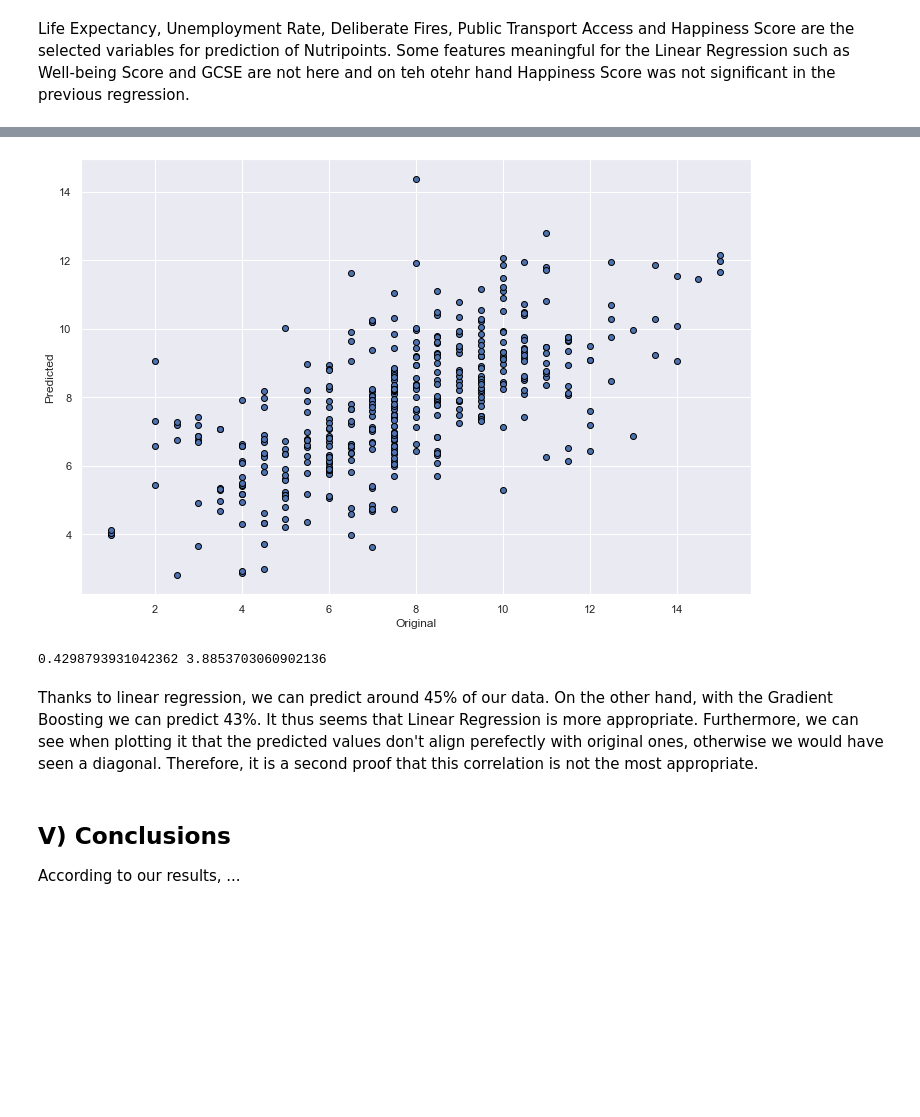
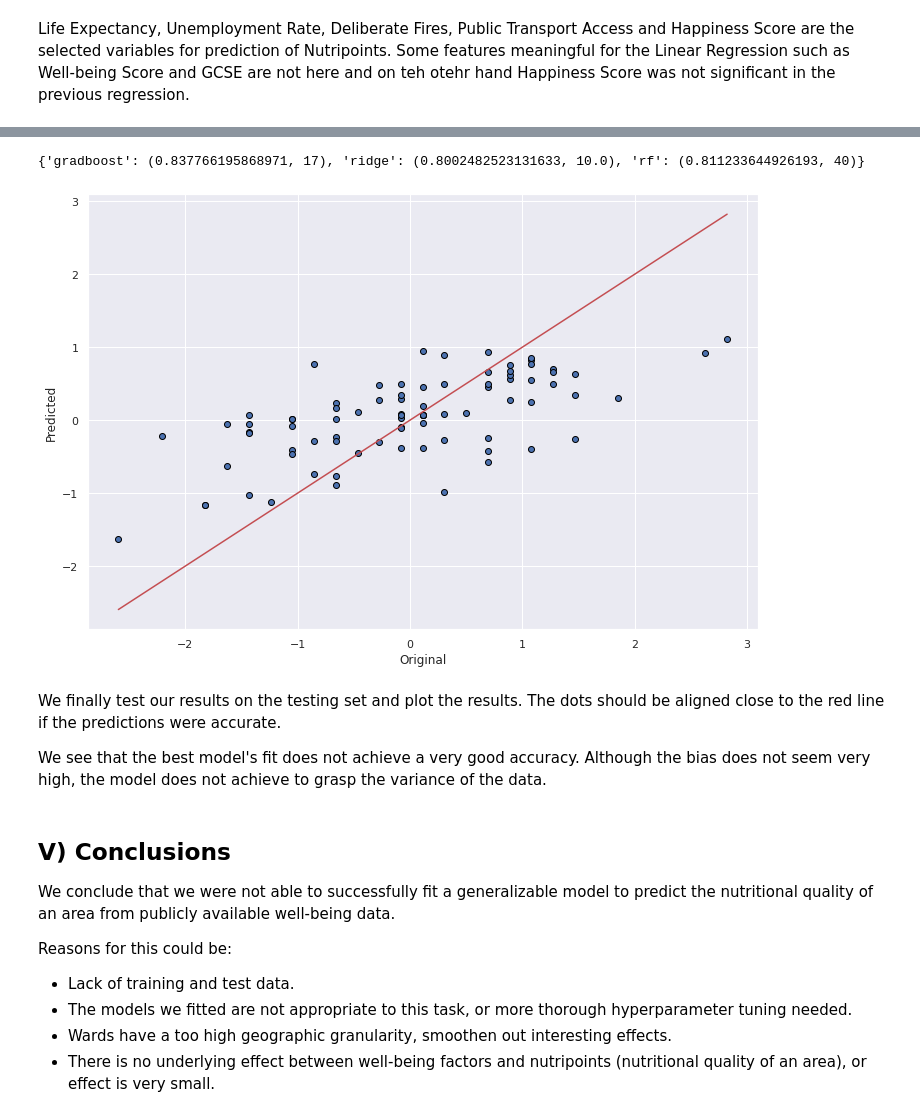
Before and after one commit to epfl-ada/ada-2020-project-milestone-p3-p3_caxaga, a Jupyter notebook: main.ipynb, the cells around one changed output, grey strips where cells are left out. Saved outputs shown, nothing was run; the diff lists cells and outputs as text; code cells hidden in the pictures; blank space fills up the shorter version.

```diff
--- a/main.ipynb
+++ b/main.ipynb
@@ -867,5 +866,2 @@ Even if these p-values are lower than 0.05, we are a bit scepticable about certa
 # %% [markdown]
 ### Train Gradient Boosting Regressor
-# %%
-## Gradient Boosting Regression ##
-gradboost = GradientBoostingRegressor()
@@ -886,2 +868,7 @@ Index(['Life Expectancy', 'Childhood Obesity', 'Incapacity Benefit Rate',
+# %%
+# Regression models
+models = {}
+
+score_mse = 'neg_mean_squared_error'
 # %% [markdown]
 Life Expectancy, Unemployment Rate, Deliberate Fires, Public Transport Access and Happiness Score are the selected variables for prediction of Nutripoints. Some features meaningful for the Linear Regression such as Well-being Score and GCSE are not here and on teh otehr hand Happiness Score was not significant in the previous regression.
@@ -889,0 +927,21 @@ predicted_y = cross_val_predict(gradboost, X, y, cv=5)
+# %%
+## Random Forest Regression ##
+
+mse_train_rf = []
+mse_val_rf = []
+
+for n_estim in n_estim_list:
+    rf = RandomForestRegressor(n_estimators=n_estim)
+
+    scores_rf = cross_validate(rf, X_tr, y_tr, cv=10, return_train_score=True,
+                                scoring=(score_mse))
+
+    mse_train_rf.append(-np.mean(scores_rf['train_score']))
+    mse_val_rf.append(-np.mean(scores_rf['test_score']))
+# %%
+ind = np.argmin(mse_val_rf)
+opt_param_rf = n_estim_list[ind]
+opt_mse_val_rf = mse_val_rf[ind]
+
+print("n_estimators =", opt_param_rf)
+models["rf"] = (opt_mse_val_rf, opt_param_rf)
@@ -890,22 +988,39 @@ predicted_y = cross_val_predict(gradboost, X, y, cv=5)
+# %%
+# Model selection
+
+print(models)
+# %% [output]
+{'gradboost': (0.837766195868971, 17), 'ridge': (0.8002482523131633, 10.0), 'rf': (0.811233644926193, 40)}
 # %%
-# Plot the results
+# Plot the results for the selected model
+
+gradboost = RandomForestRegressor(n_estimators=opt_param_rf)
+gradboost.fit(X_tr, y_tr)
+
+y_pred = gradboost.predict(X_te)
+
 fig, ax = plt.subplots(figsize=(12, 8))
-ax.scatter(y, predicted_y, edgecolors=(0, 0, 0))
+ax.scatter(y_te, y_pred, edgecolors=(0, 0, 0))
+p1 = max(max(y_pred), max(y_te))
+p2 = min(min(y_pred), min(y_te))
+plt.plot([p1, p2], [p1, p2], 'b-', c='r')
 ax.set_xlabel('Original')
 ax.set_ylabel('Predicted')
 plt.show()
 # %% [output]
-[figure, old version]
+[figure, new version]
-# %%
-r2 = r2_score(y, predicted_y)
-mse = mean_squared_error(y, predicted_y)
-
-print(r2, mse)
-# %% [output]
-0.4298793931042362 3.8853703060902136
-# %% [markdown]
-Thanks to linear regression, we can predict around 45% of our data. On the other hand, with the Gradient Boosting we can predict 43%. It thus seems that Linear Regression is more appropriate. Furthermore, we can see when plotting it that the predicted values don't align perefectly with original ones, otherwise we would have seen a diagonal. Therefore, it is a second proof that this correlation is not the most appropriate.
-# %% [markdown]
-## V) Conclusions
-
-According to our results, ...
+# %% [markdown]
+We finally test our results on the testing set and plot the results. The dots should be aligned close to the red line if the predictions were accurate.
+
+We see that the best model's fit does not achieve a very good accuracy. Although the bias does not seem very high, the model does not achieve to grasp the variance of the data.
+# %% [markdown]
+## V) Conclusions
+
+We conclude that we were not able to successfully fit a generalizable model to predict the nutritional quality of an area from publicly available well-being data.
+
+Reasons for this could be:
+
+* Lack of training and test data.
+* The models we fitted are not appropriate to this task, or more thorough hyperparameter tuning needed.
+* Wards have a too high geographic granularity, smoothen out interesting effects.
+* There is no underlying effect between well-being factors and nutripoints (nutritional quality of an area), or effect is very small.
```
Also changed, not shown: parts of 65 cells of this notebook, 7 other files.
